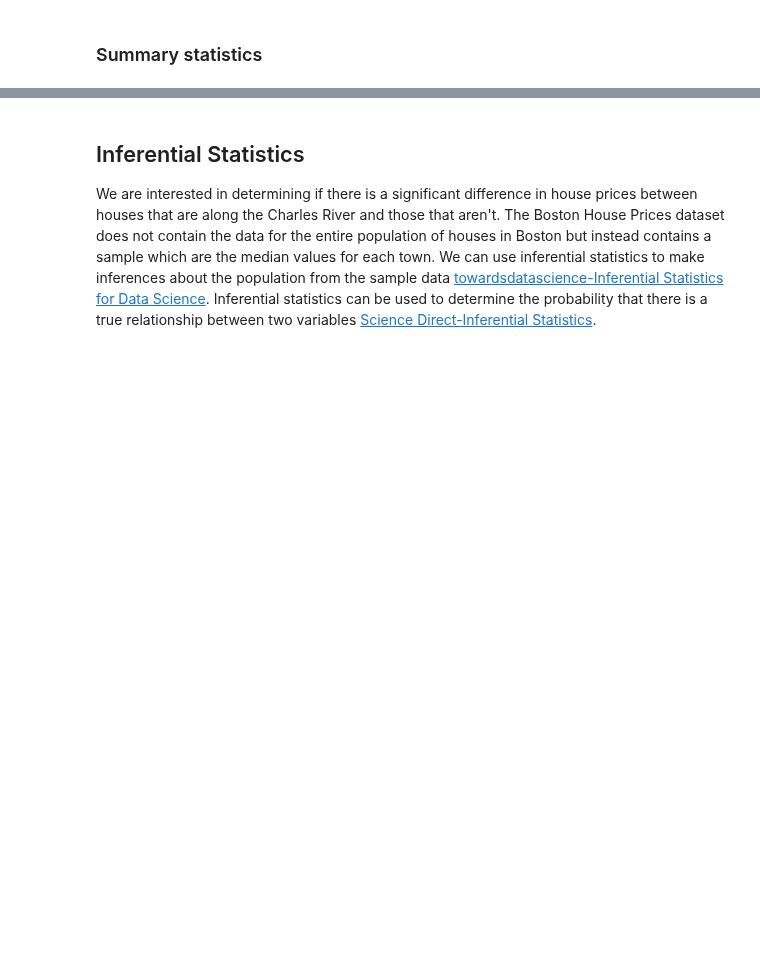
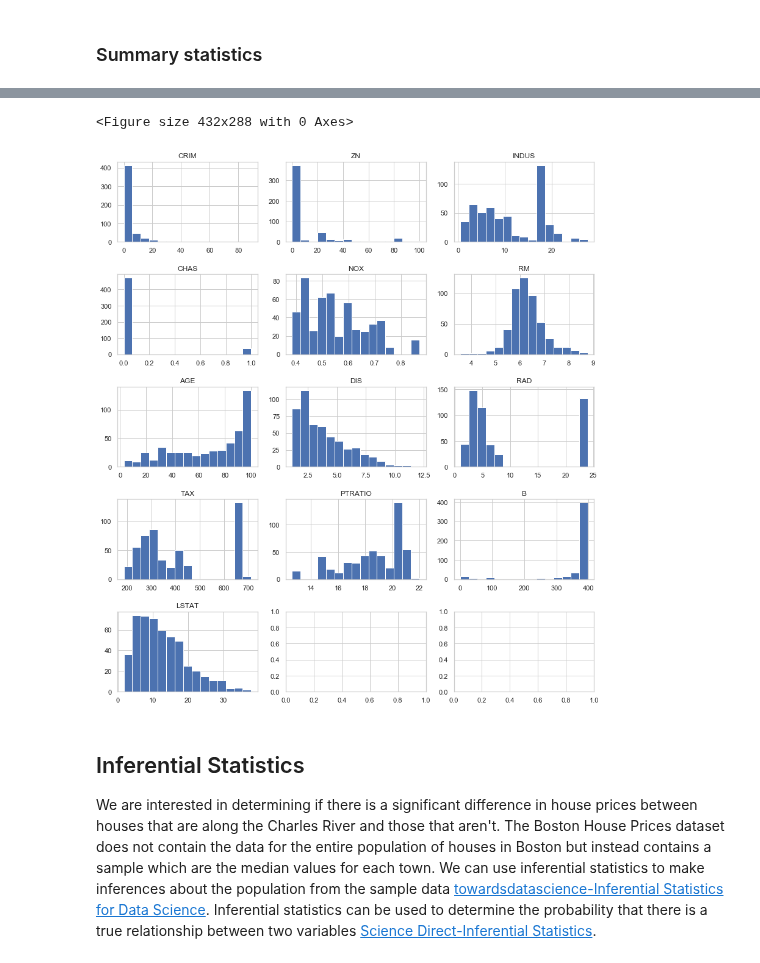
Before and after one commit to declanbarr/boston-house-prices, a Jupyter notebook: boston-house-prices-analysis.ipynb, the cells around one changed output, grey strips where cells are left out. Drawn from its saved outputs; the diff is of its cells as text; code cells hidden in the pictures; blank space fills up the shorter version.

Commit message:
Added histograms. Changed summary stats to include all variables as all variables are being added to the neural net

```diff
--- a/boston-house-prices-analysis.ipynb
+++ b/boston-house-prices-analysis.ipynb
@@ -149,3 +142,25 @@ df2["CHAS"].plot.hist()
+# %%
+# Adapted from https://github.com/Tsmith5151/Boston-Housing-Prices/blob/master/boston_housing.ipynb
+%matplotlib inline
+import matplotlib.pyplot as plt
+
+plt.figure()
+fig,axes = plt.subplots(5, 3, figsize=(14, 16))
+fig.subplots_adjust(wspace=.2, hspace=.4)
+img_index = 0
+
+rows, cols = df.shape
+
+for i in range(cols - 1):
+    row, col = i // 3, i % 3
+    axes[row][col].hist(df.iloc[:, i], bins=15)
+    axes[row][col].set_title(df.columns[i])
+    #axes[row][col].set_xlabel(df.columns[i])
+    #axes[row][col].set_ylabel('')
+plt.show()
+# %% [output]
+<Figure size 432x288 with 0 Axes>
+[figure, added]
 # %% [markdown]
 ## Inferential Statistics
 
```
Also changed, not shown: parts of 4 cells of this notebook.
